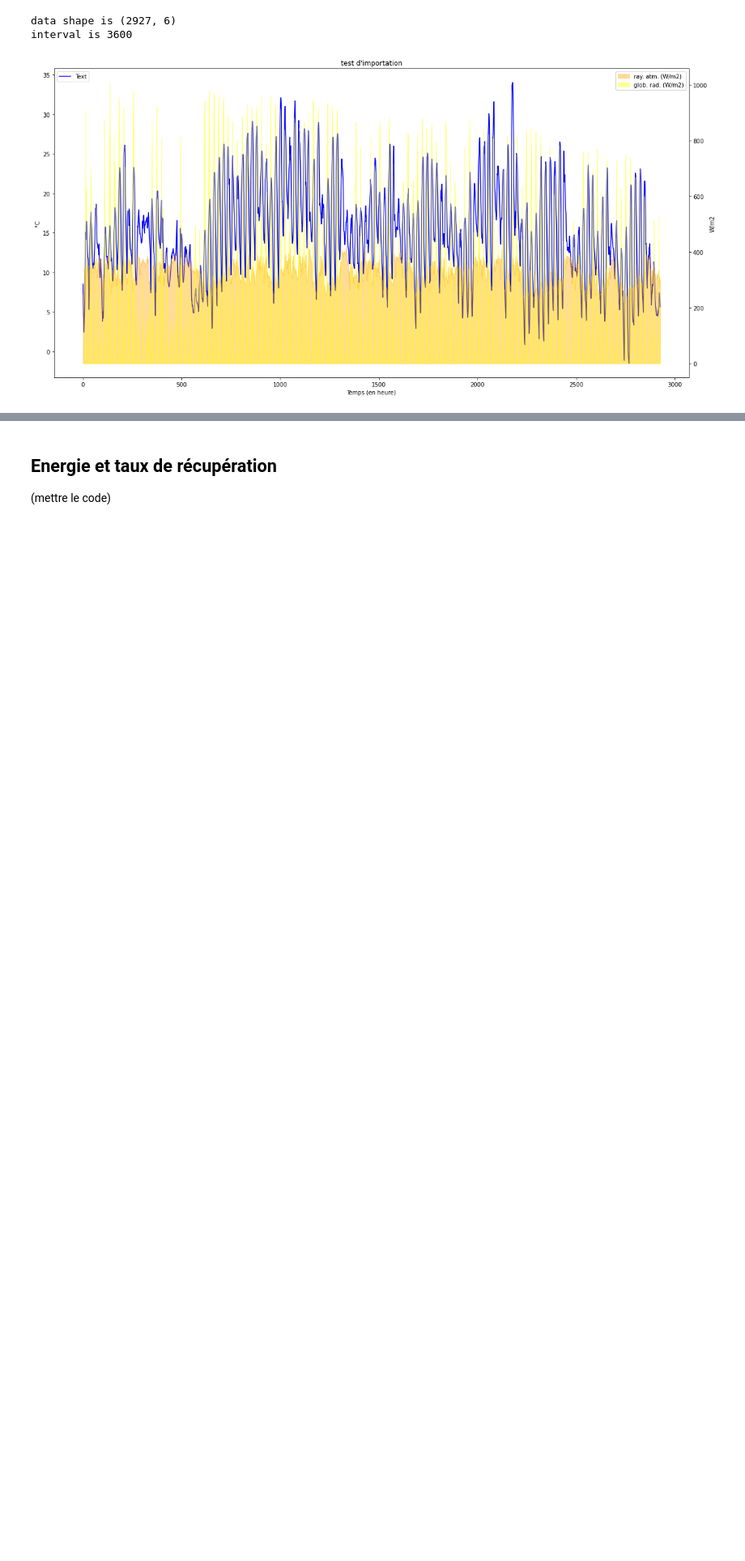
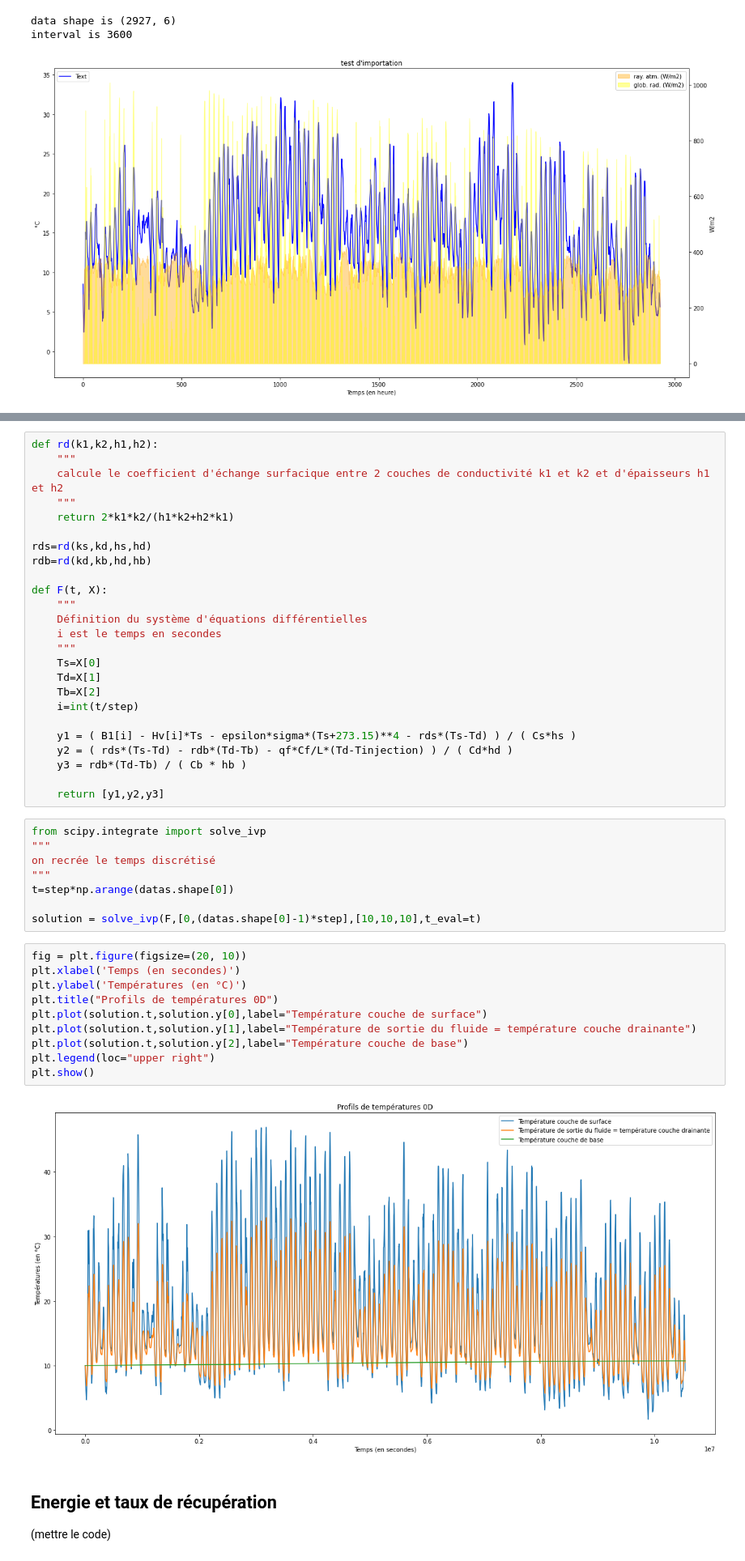
Before and after one commit to seviprince/dromotherm, a Jupyter notebook: Modelisation 0D.ipynb, the cells around one changed output, grey strips where cells are left out. Shown at 81% size. Cells and saved outputs as stored; diff of their text form; blank space fills up the shorter version.

```diff
--- a/Modelisation 0D.ipynb
+++ b/Modelisation 0D.ipynb
@@ -167,3 +198,48 @@ La résolution du système d'équations différentielles se fait gràce à une m
+# %%
+def rd(k1,k2,h1,h2):
+    """
+    calcule le coefficient d'échange surfacique entre 2 couches de conductivité k1 et k2 et d'épaisseurs h1 et h2
+    """
+    return 2*k1*k2/(h1*k2+h2*k1)
+
+rds=rd(ks,kd,hs,hd)
+rdb=rd(kd,kb,hd,hb)
+
+def F(t, X):
+    """
+    Définition du système d'équations différentielles
+    i est le temps en secondes
+    """
+    Ts=X[0]
+    Td=X[1]
+    Tb=X[2]
+    i=int(t/step)
+
+    y1 = ( B1[i] - Hv[i]*Ts - epsilon*sigma*(Ts+273.15)**4 - rds*(Ts-Td) ) / ( Cs*hs )
+    y2 = ( rds*(Ts-Td) - rdb*(Td-Tb) - qf*Cf/L*(Td-Tinjection) ) / ( Cd*hd )
+    y3 = rdb*(Td-Tb) / ( Cb * hb )
+
+    return [y1,y2,y3]
+# %%
+from scipy.integrate import solve_ivp
+"""
+on recrée le temps discrétisé
+"""
+t=step*np.arange(datas.shape[0])
+
+solution = solve_ivp(F,[0,(datas.shape[0]-1)*step],[10,10,10],t_eval=t)
+# %%
+fig = plt.figure(figsize=(20, 10))
+plt.xlabel('Temps (en secondes)')
+plt.ylabel('Températures (en °C)')
+plt.title("Profils de températures 0D")
+plt.plot(solution.t,solution.y[0],label="Température couche de surface")
+plt.plot(solution.t,solution.y[1],label="Température de sortie du fluide = température couche drainante")
+plt.plot(solution.t,solution.y[2],label="Température couche de base")
+plt.legend(loc="upper right")
+plt.show()
+# %% [output]
+[figure, added]
 # %% [markdown]
 ## Energie et taux de récupération
 (mettre le code)
```
Also changed, not shown: parts of 5 cells of this notebook.
